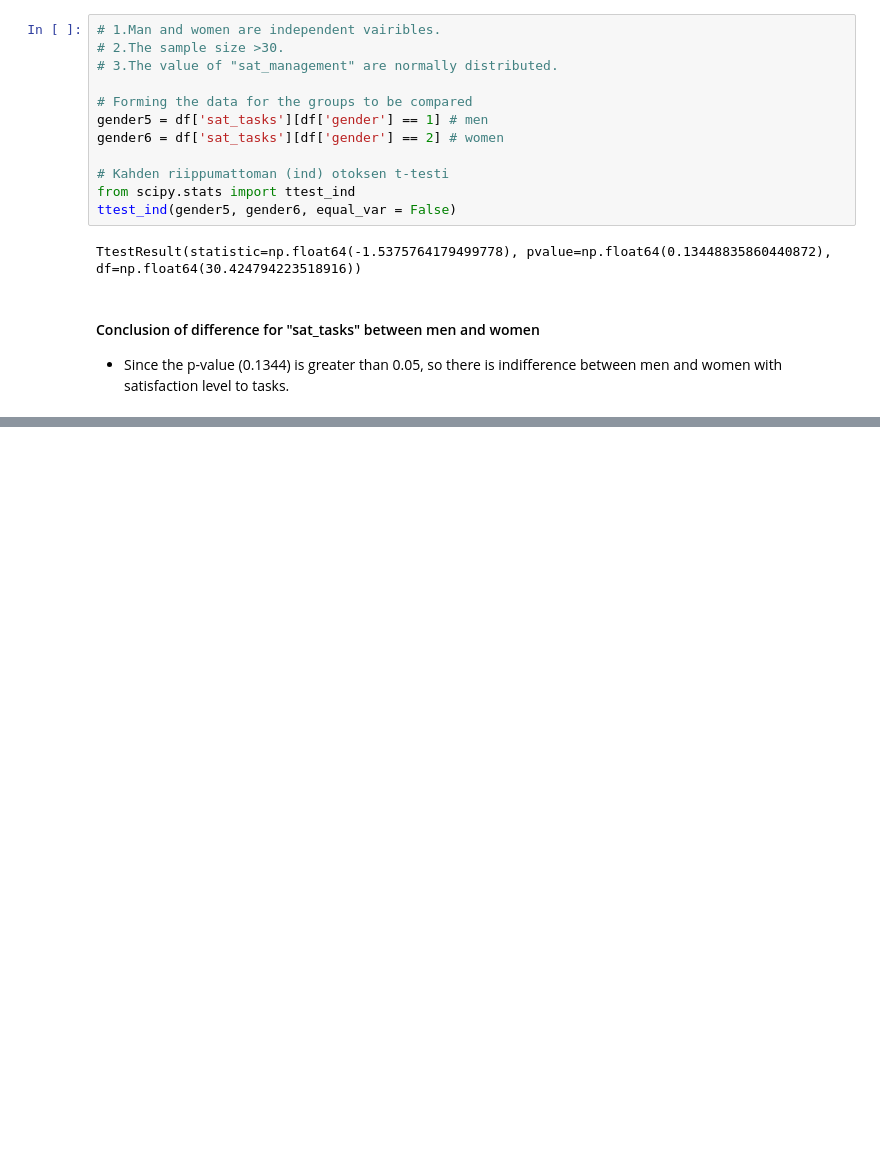
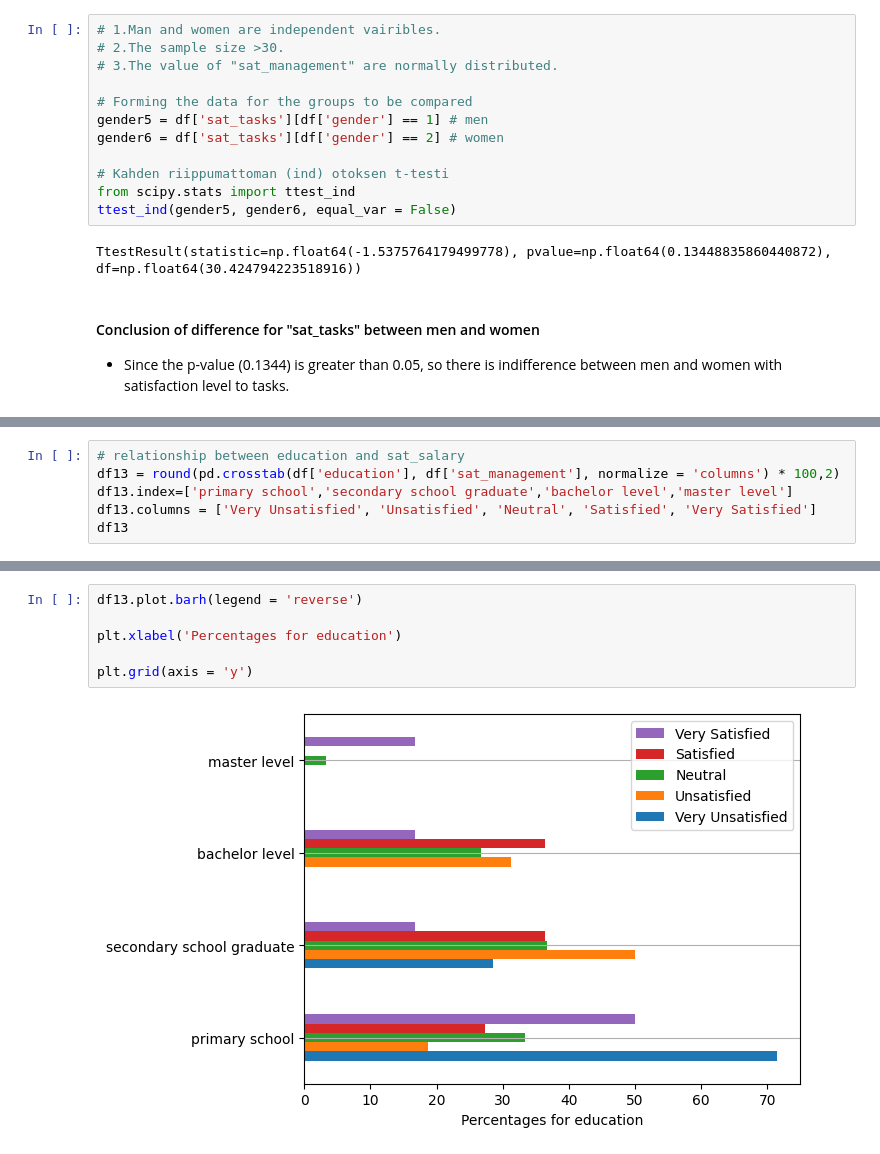
Before and after one commit to qiaoqiaozou/-Final-Project-Data-processing-, a Jupyter notebook: Analyzing_WorkPlaceSatisfactionSurveyData.ipynb, the cells around one changed output, grey strips where cells are left out. Saved outputs shown, nothing was run; the diff lists cells and outputs as text; blank space fills up the shorter version.

```diff
--- a/Analyzing_WorkPlaceSatisfactionSurveyData.ipynb
+++ b/Analyzing_WorkPlaceSatisfactionSurveyData.ipynb
@@ -870,0 +885,6 @@ df5
+# %%
+# relationship between education and sat_salary
+df13 = round(pd.crosstab(df['education'], df['sat_management'], normalize = 'columns') * 100,2)
+df13.index=['primary school','secondary school graduate','bachelor level','master level']
+df13.columns = ['Very Unsatisfied', 'Unsatisfied', 'Neutral', 'Satisfied', 'Very Satisfied']
+df13
@@ -870,0 +897,8 @@ df5
+# %%
+df13.plot.barh(legend = 'reverse')
+
+plt.xlabel('Percentages for education')
+
+plt.grid(axis = 'y')
+# %% [output]
+[figure, added]
```
Also changed, not shown: parts of 17 cells of this notebook.
